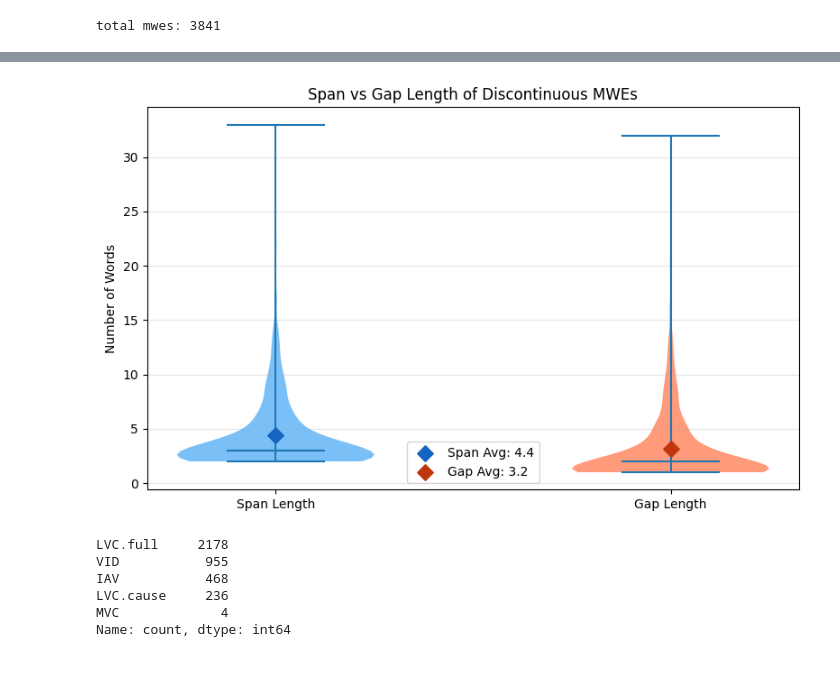
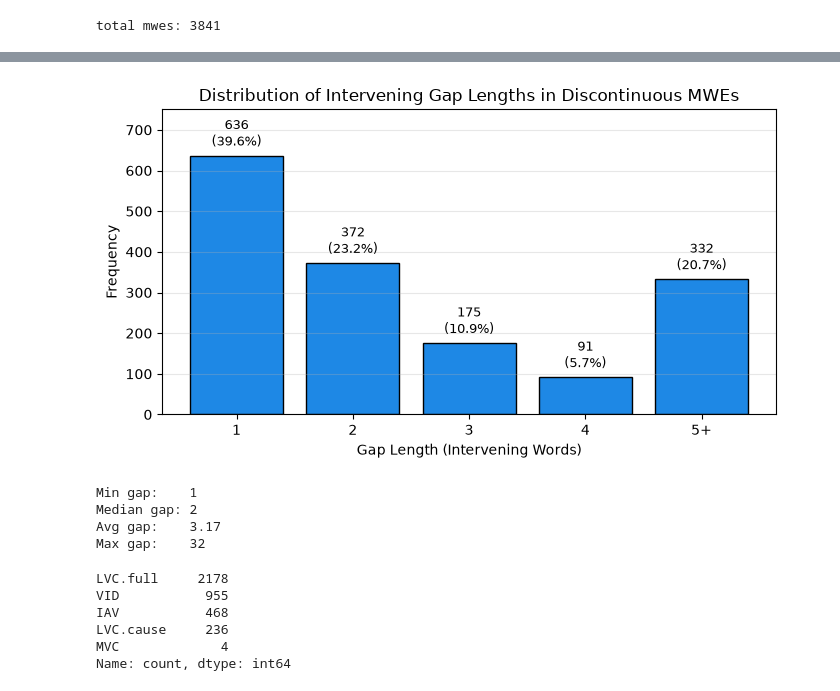
Before and after one commit to hazem-alabiad/MWE, a Jupyter notebook: main.ipynb, the cells around one changed output, grey strips where cells are left out. Drawn from its saved outputs; the diff is of its cells as text; code cells hidden in the pictures.

Commit message:
refactor: update gap plot

```diff
--- a/main.ipynb
+++ b/main.ipynb
@@ -8,11 +11,12 @@ from bidi.algorithm import get_display
+# %%
+RAW_DATA_DIR = "data/raw/"
+PROCESSED_DATA_DIR = "data/processed/"
 # %%
-raw_data = "data/raw/"
-processed_data = "data/processed/"
+data = extract_text_from_cupt(RAW_DATA_DIR + "train.cupt")
 
-data = extract_text_from_cupt(raw_data + "train.cupt")
-export_to_jsonl(data, processed_data + "train.jsonl")
+export_to_jsonl(data, PROCESSED_DATA_DIR + "train.jsonl")
 
-data_df = pd.read_json(processed_data + "train.jsonl", lines=True)
+data_df = pd.read_json(PROCESSED_DATA_DIR + "train.jsonl", lines=True)
 data_df.head()
 # %% [output]
 |  | sentence | mwes |
@@ -116,33 +120,49 @@ discontinous mwes: 1606
 Text(0.5, 1.0, 'Proportion of Discontinuous MWEs')
 [figure]
 # %%
-# plot the span of the mwe and the gap
-fig, ax = plt.pyplot.subplots(figsize=(8, 5))
+# plot the gap length via interval plots (5 intervals)
+gap_series = pd.Series(gap_lengths)
+gap_binned = gap_series.apply(lambda g: str(g) if g < 5 else "5+").value_counts()
+gap_binned = gap_binned.reindex(["1", "2", "3", "4", "5+"], fill_value=0)
+gap_pct = (gap_binned / gap_binned.sum()) * 100
 
-parts = ax.violinplot([span_lengths, gap_lengths], showmedians=True)
-parts['bodies'][0].set_facecolor('#2196F3')
-parts['bodies'][1].set_facecolor('#FF5722')
-for body in parts['bodies']:
-    body.set_alpha(0.6)
+fig, ax = plt.subplots(figsize=(7, 4))
+bars = ax.bar(gap_binned.index, gap_binned.values, color="#1E88E5", edgecolor="black")
 
-# Calculate averages
-span_avg = sum(span_lengths) / len(span_lengths)
-gap_avg = sum(gap_lengths) / len(gap_lengths)
+# Add percentage and count labels above bars
+for bar, pct in zip(bars, gap_pct):
+    yval = bar.get_height()
+    ax.text(
+        bar.get_x() + bar.get_width() / 2,
+        yval + 15,
+        f"{yval}\n({pct:.1f}%)",
+        ha="center",
+        va="bottom",
+        fontsize=9,
+    )
 
-# Plot average as a marker + label
-ax.scatter([1], [span_avg], color='#1565C0', zorder=5, s=80, marker='D', label=f'Span Avg: {span_avg:.1f}')
-ax.scatter([2], [gap_avg], color='#BF360C', zorder=5, s=80, marker='D', label=f'Gap Avg: {gap_avg:.1f}')
-
-ax.set_xticks([1, 2])
-ax.set_xticklabels(['Span Length', 'Gap Length'])
-ax.set_ylabel('Number of Words')
-ax.set_title('Span vs Gap Length of Discontinuous MWEs')
-ax.legend()
-ax.grid(axis='y', alpha=0.3)
-plt.pyplot.tight_layout()
-plt.pyplot.show()
+ax.set_title("Distribution of Intervening Gap Lengths in Discontinuous MWEs")
+ax.set_xlabel("Gap Length (Intervening Words)")
+ax.set_ylabel("Frequency")
+ax.set_ylim(0, max(gap_binned.values) * 1.18)
+ax.grid(axis="y", alpha=0.3)
+plt.tight_layout()
+plt.show()
 # %% [output]
-[figure, old version]
+[figure, new version]
+# %%
+# Gap statistics
+gap_stats = pd.Series(gap_lengths).describe()
+
+print(f"Min gap:    {gap_stats['min']:.0f}")
+print(f"Median gap: {gap_stats['50%']:.0f}")
+print(f"Avg gap:    {gap_stats['mean']:.2f}")
+print(f"Max gap:    {gap_stats['max']:.0f}")
+# %% [output]
+Min gap:    1
+Median gap: 2
+Avg gap:    3.17
+Max gap:    32
 # %%
 # mwe type distribution
 types_count = pd.Series(all_types).value_counts()
```
Also changed, not shown: parts of 8 cells of this notebook.
